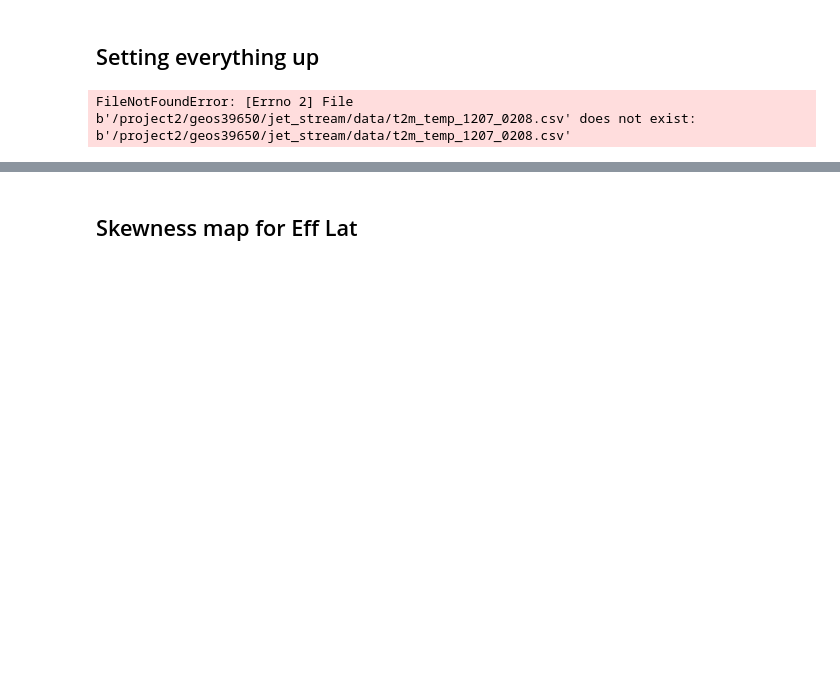
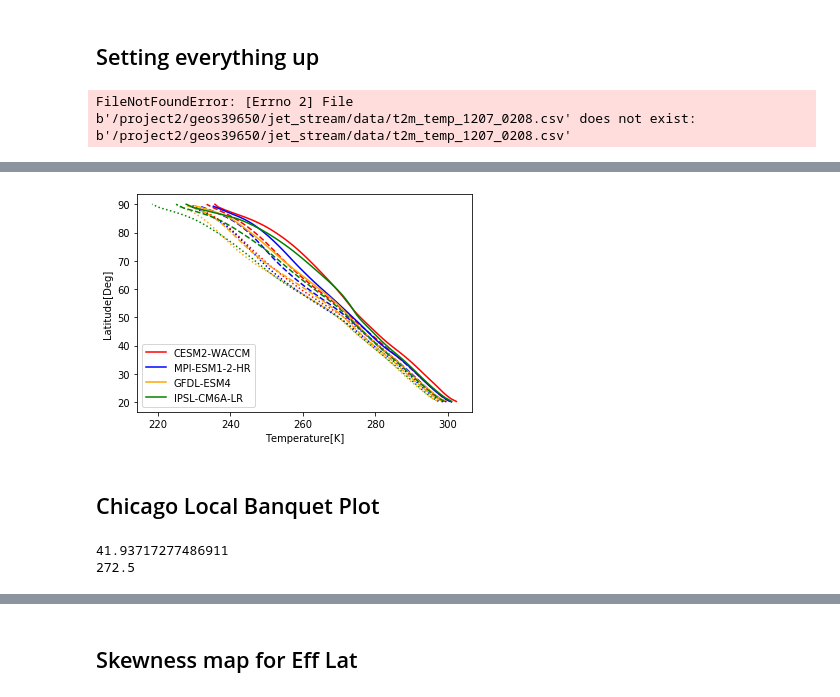
Before and after one commit to geosciences-data-practicum/reanalysis_getter, a Jupyter notebook: analysis/yuqi_amanda_copy.ipynb, the cells around one changed output, grey strips where cells are left out. Cells and saved outputs as stored; diff of their text form; code cells hidden in the pictures; blank space fills up the shorter version.

```diff
--- a/analysis/yuqi_amanda_copy.ipynb
+++ b/analysis/yuqi_amanda_copy.ipynb
@@ -20,0 +184,43 @@ FileNotFoundError: [Errno 2] File b'/project2/geos39650/jet_stream/data/t2m_temp
+# %%
+plt.plot(datadplot12015['mean'], datadplot12015.lat, color='red', linestyle='dotted')
+plt.plot(datadplot12055['mean'], datadplot12055.lat, color='red', linestyle='dashed')
+plt.plot(datadplot12085['mean'], datadplot12085.lat, label='CESM2-WACCM', color='red', linestyle='solid')
+
+plt.plot(datadplot22015['mean'], datadplot22015.lat, color='blue', linestyle='dotted')
+plt.plot(datadplot22055['mean'], datadplot22055.lat, color='blue', linestyle='dashed')
+plt.plot(datadplot22085['mean'], datadplot22085.lat, label='MPI-ESM1-2-HR', color='blue', linestyle='solid')
+
+plt.plot(datadplot32015['mean'], datadplot32015.lat, color='orange', linestyle='dotted')
+plt.plot(datadplot32055['mean'], datadplot32055.lat, color='orange', linestyle='dashed')
+plt.plot(datadplot32085['mean'], datadplot32085.lat, label='GFDL-ESM4', color='orange', linestyle='solid')
+
+plt.plot(datadplot42015['mean'], datadplot42015.lat, color='green', linestyle='dotted')
+plt.plot(datadplot42055['mean'], datadplot42055.lat, color='green', linestyle='dashed')
+plt.plot(datadplot42085['mean'], datadplot42085.lat, label='IPSL-CM6A-LR', color='green', linestyle='solid')
+
+plt.legend(loc='lower left')
+plt.xlabel('Temperature[K]')
+plt.ylabel('Latitude[Deg]')
+plt.show()
+# %% [output]
+[figure, added]
+# %% [markdown]
+## Chicago Local Banquet Plot
+# %%
+# closest value definition
+lonsel=360-87.5
+latsel=42
+
+data=xr.load_dataset('/project2/geos39650/jet_stream/data/CESM2-WACCM_ssp585_tas_daily/CESM2-WACCM_ssp585_tas_daily_output_2015-12-01_2020-03-01.nc4')
+absolute_difference_function = lambda list_value : abs(list_value - given_value)
+
+given_value=latsel
+lat_closest_value = min(data.to_dataframe().reset_index().lat.unique(), key=absolute_difference_function)
+print(lat_closest_value)
+
+given_value=lonsel
+lon_closest_value = min(data.to_dataframe().reset_index().lon.unique(), key=absolute_difference_function)
+print(lon_closest_value)
+# %% [output]
+41.93717277486911
+272.5
```
Also changed, not shown: parts of 29 cells of this notebook.
